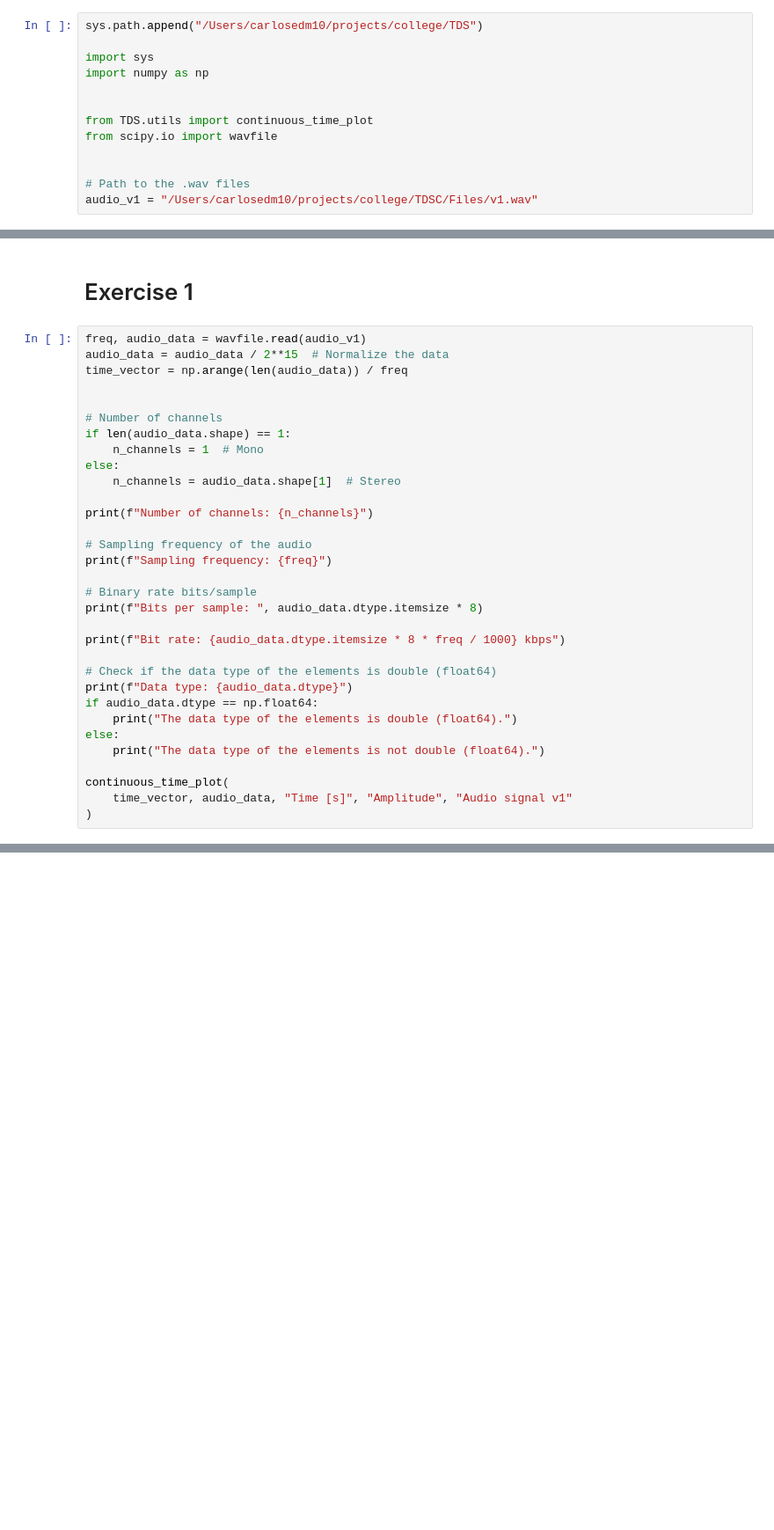
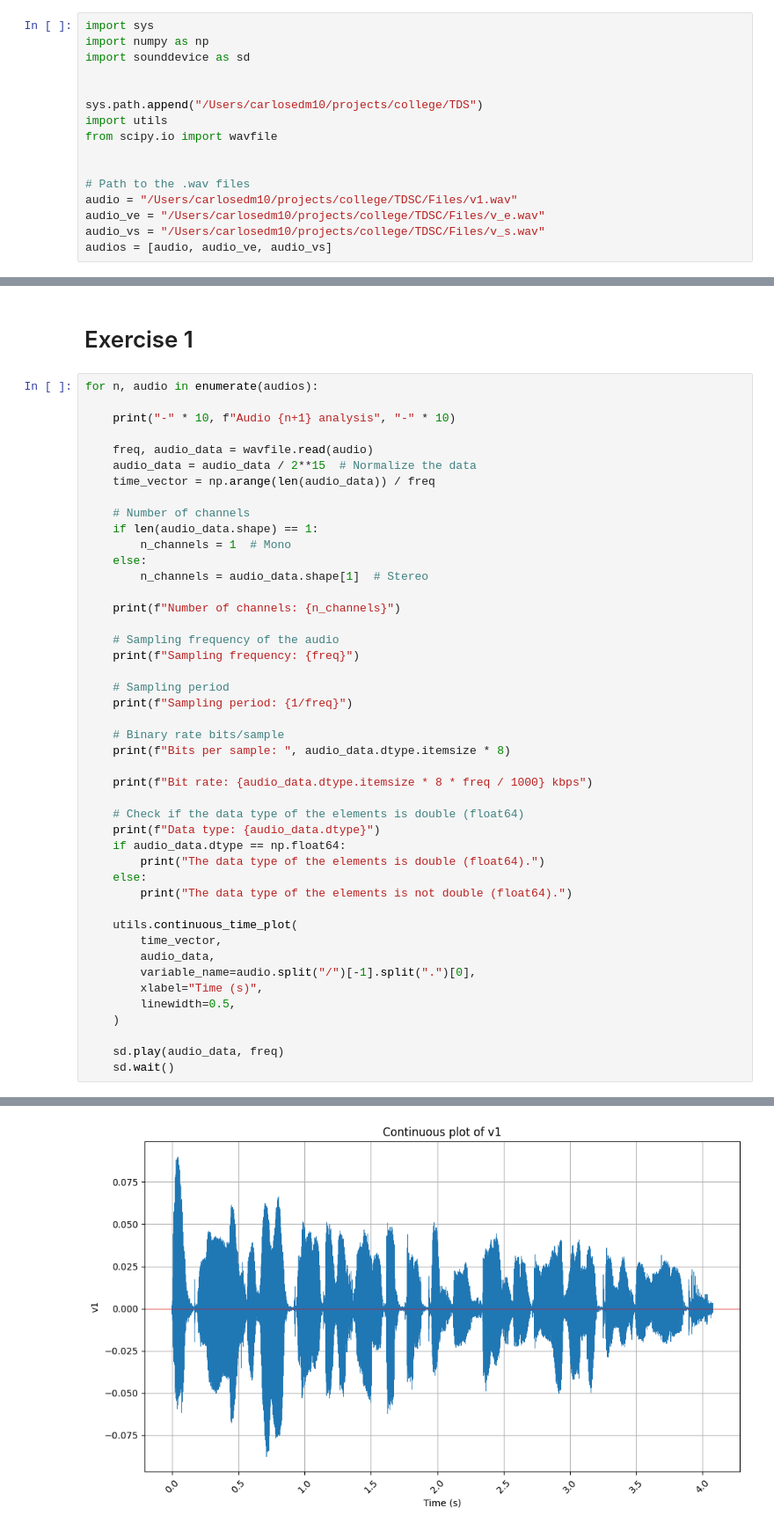
Before and after one commit to carlosedm10/college, a Jupyter notebook: TDSC/P1/Prac1.ipynb, the cells around one changed output, grey strips where cells are left out. Shown at 88% size. Cells and saved outputs as stored; diff of their text form; blank space fills up the shorter version.

```diff
--- a/TDSC/P1/Prac1.ipynb
+++ b/TDSC/P1/Prac1.ipynb
@@ -1,13 +1,16 @@
 # %%
-sys.path.append("/Users/carlosedm10/projects/college/TDS")
-
 import sys
 import numpy as np
+import sounddevice as sd
 
 
-from TDS.utils import continuous_time_plot
+sys.path.append("/Users/carlosedm10/projects/college/TDS")
+import utils
 from scipy.io import wavfile
 
 
 # Path to the .wav files
-audio_v1 = "/Users/carlosedm10/projects/college/TDSC/Files/v1.wav"
+audio = "/Users/carlosedm10/projects/college/TDSC/Files/v1.wav"
+audio_ve = "/Users/carlosedm10/projects/college/TDSC/Files/v_e.wav"
+audio_vs = "/Users/carlosedm10/projects/college/TDSC/Files/v_s.wav"
+audios = [audio, audio_ve, audio_vs]
@@ -16,35 +17,48 @@ ModuleNotFoundError: No module named 'TDS'
 # %% [markdown]
 # Exercise 1
 # %%
-freq, audio_data = wavfile.read(audio_v1)
-audio_data = audio_data / 2**15  # Normalize the data
-time_vector = np.arange(len(audio_data)) / freq
+for n, audio in enumerate(audios):
 
+    print("-" * 10, f"Audio {n+1} analysis", "-" * 10)
 
-# Number of channels
-if len(audio_data.shape) == 1:
-    n_channels = 1  # Mono
-else:
-    n_channels = audio_data.shape[1]  # Stereo
+    freq, audio_data = wavfile.read(audio)
+    audio_data = audio_data / 2**15  # Normalize the data
+    time_vector = np.arange(len(audio_data)) / freq
 
-print(f"Number of channels: {n_channels}")
+    # Number of channels
+    if len(audio_data.shape) == 1:
+        n_channels = 1  # Mono
+    else:
+        n_channels = audio_data.shape[1]  # Stereo
 
-# Sampling frequency of the audio
-print(f"Sampling frequency: {freq}")
+    print(f"Number of channels: {n_channels}")
 
-# Binary rate bits/sample
-print(f"Bits per sample: ", audio_data.dtype.itemsize * 8)
+    # Sampling frequency of the audio
+    print(f"Sampling frequency: {freq}")
 
-print(f"Bit rate: {audio_data.dtype.itemsize * 8 * freq / 1000} kbps")
+    # Sampling period
+    print(f"Sampling period: {1/freq}")
 
-# Check if the data type of the elements is double (float64)
-print(f"Data type: {audio_data.dtype}")
-if audio_data.dtype == np.float64:
-    print("The data type of the elements is double (float64).")
-else:
-    print("The data type of the elements is not double (float64).")
+    # Binary rate bits/sample
+    print(f"Bits per sample: ", audio_data.dtype.itemsize * 8)
 
-continuous_time_plot(
-    time_vector, audio_data, "Time [s]", "Amplitude", "Audio signal v1"
-)
+    print(f"Bit rate: {audio_data.dtype.itemsize * 8 * freq / 1000} kbps")
+
+    # Check if the data type of the elements is double (float64)
+    print(f"Data type: {audio_data.dtype}")
+    if audio_data.dtype == np.float64:
+        print("The data type of the elements is double (float64).")
+    else:
+        print("The data type of the elements is not double (float64).")
+
+    utils.continuous_time_plot(
+        time_vector,
+        audio_data,
+        variable_name=audio.split("/")[-1].split(".")[0],
+        xlabel="Time (s)",
+        linewidth=0.5,
+    )
+
+    sd.play(audio_data, freq)
+    sd.wait()
 # %% [output]
@@ -51,6 +66,7 @@ continuous_time_plot(
 Number of channels: 1
 Sampling frequency: 16000
 Bits per sample:  64
 Bit rate: 1024.0 kbps
 Data type: float64
 The data type of the elements is double (float64).
+[figure, added]
```
Also changed, not shown: parts of 4 cells of this notebook.
